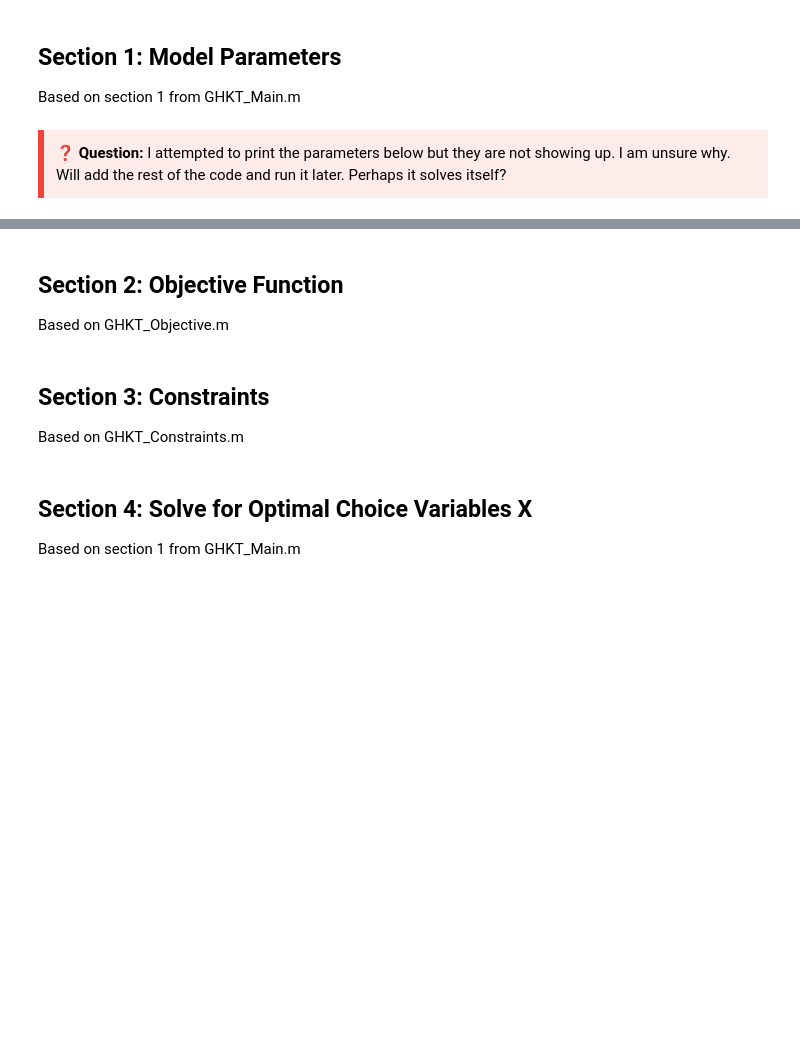
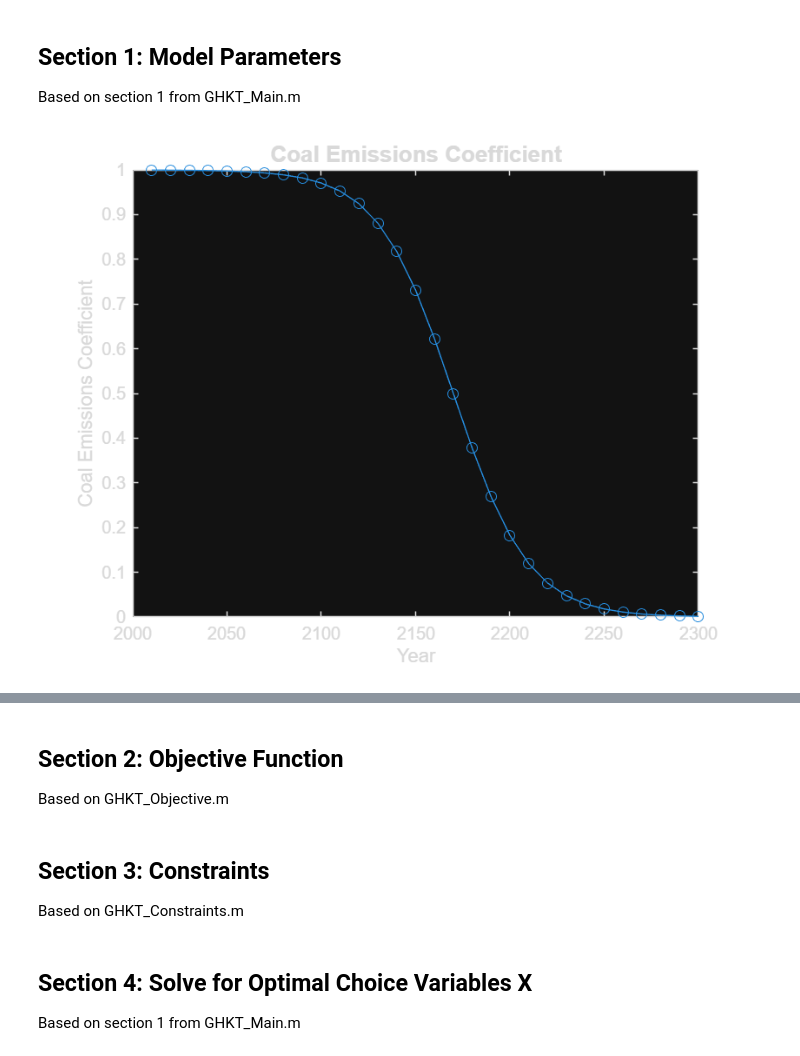
Before and after one commit to sofievk/ghkt_model, a Jupyter notebook: ghkt_matlab.ipynb, the cells around one changed output, grey strips where cells are left out. Drawn from its saved outputs; the diff is of its cells as text; code cells hidden in the pictures; blank space fills up the shorter version.

Commit message:
Debugged graph of coal emissions

```diff
--- a/ghkt_matlab.ipynb
+++ b/ghkt_matlab.ipynb
@@ -179,38 +182,38 @@ for i = 1:1:T-1;
     A2t(i+1) = A2t(i)*(1+gZ_en);
 end
 
 %%Coal Emissions%%
 %%%%%%%%%%%%%%%%%%
 ypsilon = zeros(T,1);   %Coal carbon emissions coefficient
 a_yps = 8;              %Logistic curve coefficient
 b_yps = -0.05;          %Logistic curve coefficient
 for i = 1:1:T+n;
      ypsilon(i) = 1/(1+exp((-1)*(a_yps+b_yps*(i-1)*10)));
 end
 
 %%Graph for Figure S.1%%
 figure;
-plot(y,ypsilon,'-o')
+%the original line -plot(y,ypsilon,'-o')- gave an x-axis until 3400 therefore changed to below
+set(gcf,'Color','w');
+plot(y,ypsilon(1:T),'-o')
 xlabel('Year','FontSize',11)
 ylabel('Coal Emissions Coefficient','FontSize',11)
 title('Coal Emissions Coefficient','FontSize',13)
 
 
 %%Wind production%%
 %%%%%%%%%%%%%%%%%%%
 A3t = zeros(T,1);
 A3t(1) = 1311;
 for i = 1:1:T-1;
     A3t(i+1) = A3t(i)*(1+gZ_en);
 end
 
 %%Oil%%
 %%%%%%%
 R0 = 253.8;     %GtC
+# %% [output]
+[figure, added]
-# %% [markdown]
-<div style="background-color:#fdecea; padding:12px; border-left:6px solid #f44336;">
-    <strong>❓ Question: </strong> I attempted to print the parameters below but they are not showing up. I am unsure why. Will add the rest of the code and run it later. Perhaps it solves itself?
-</div>
 # %%
 %%%%% Self-added for verification %%%%%
 def print_parameters():
```
Also changed, not shown: parts of 3 cells of this notebook.
